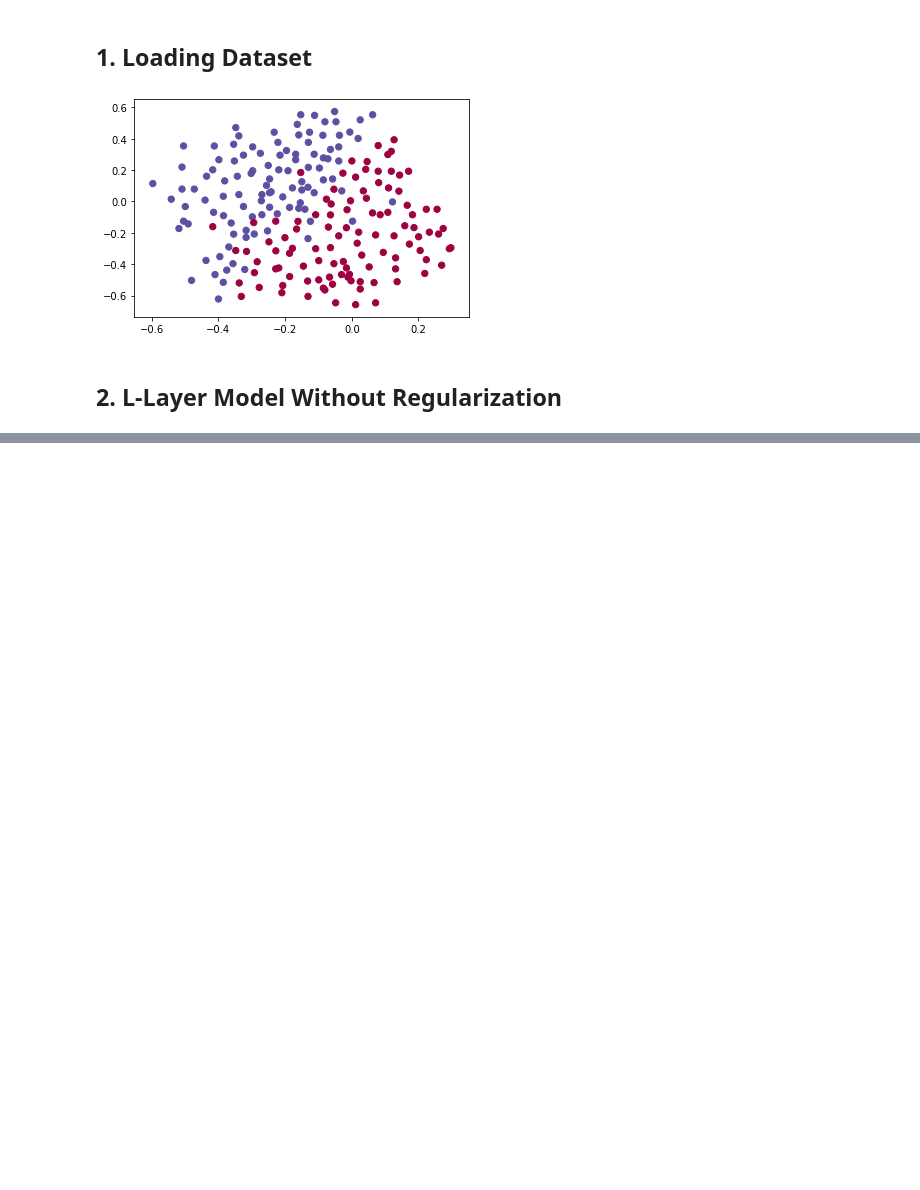
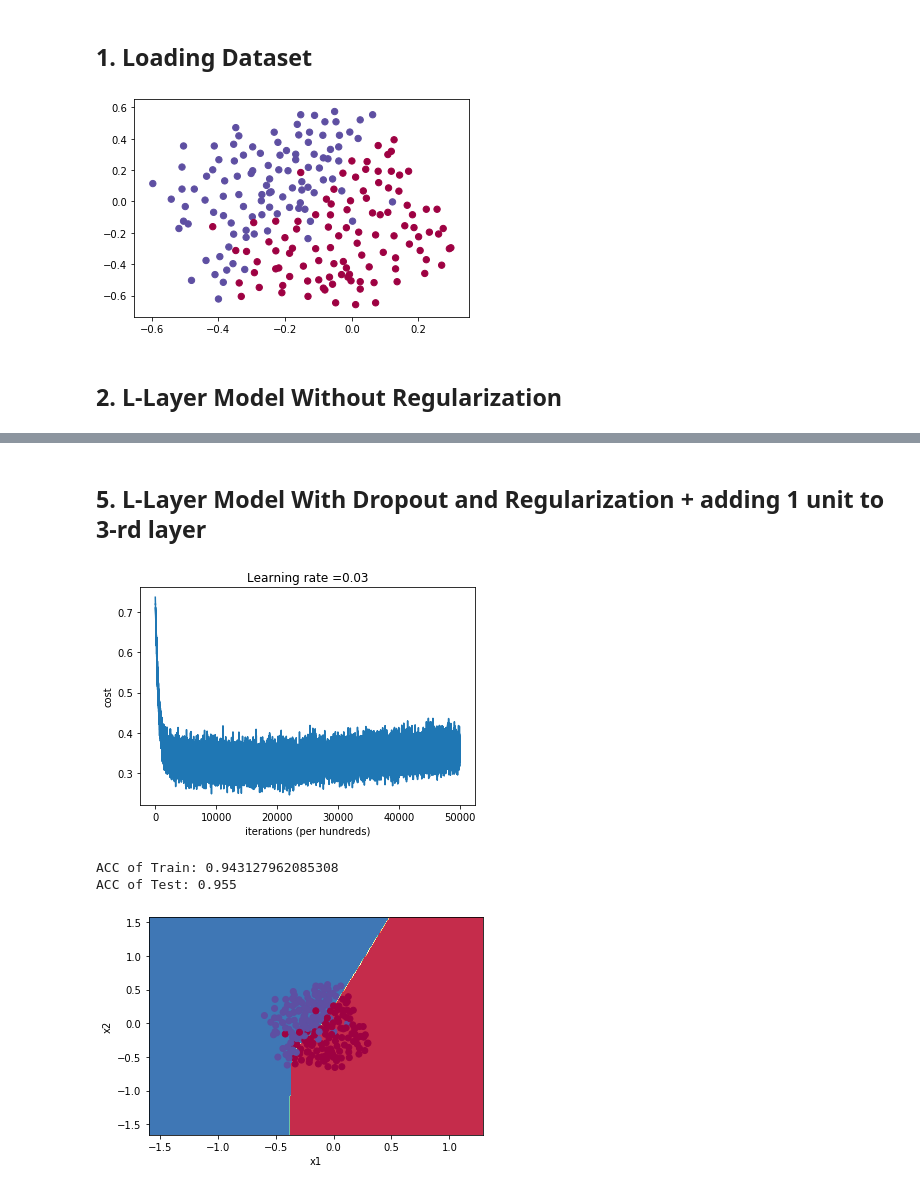
Before and after one commit to HamedBabaei/fun-deep-learning, a Jupyter notebook: Regularization/regularization.ipynb, the cells around one changed output, grey strips where cells are left out. Drawn from its saved outputs; the diff is of its cells as text; code cells hidden in the pictures; blank space fills up the shorter version.

```diff
--- a/Regularization/regularization.ipynb
+++ b/Regularization/regularization.ipynb
@@ -73,0 +83,22 @@ utils.plot_decision_boundary(func, X_train, Y_train[0])
+# %% [markdown]
+## 5. L-Layer Model With Dropout and Regularization + adding 1 unit to 3-rd layer
+# %%
+from dnn import LLayerModel
+
+layers_dims = [X_train.shape[0], 20, 4, 1]
+
+model = LLayerModel(layers_dims, num_iterations = 50000, learning_rate = 0.03, keep_prob = 0.86, lambd=0.5)
+model.fit(X_train, Y_train, verbose=False, plot_cost=True)
+
+predicts = model.predict(X_train)
+print("ACC of Train:", np.mean((predicts == Y_train)))
+predicts = model.predict(X_test)
+print("ACC of Test:", np.mean((predicts == Y_test)))
+
+func = lambda x: model.predict_dec(x.T)
+utils.plot_decision_boundary(func, X_train, Y_train[0])
+# %% [output]
+[figure, added]
+ACC of Train: 0.943127962085308
+ACC of Test: 0.955
+[figure, added]
```
Also changed, not shown: parts of 7 cells of this notebook.
